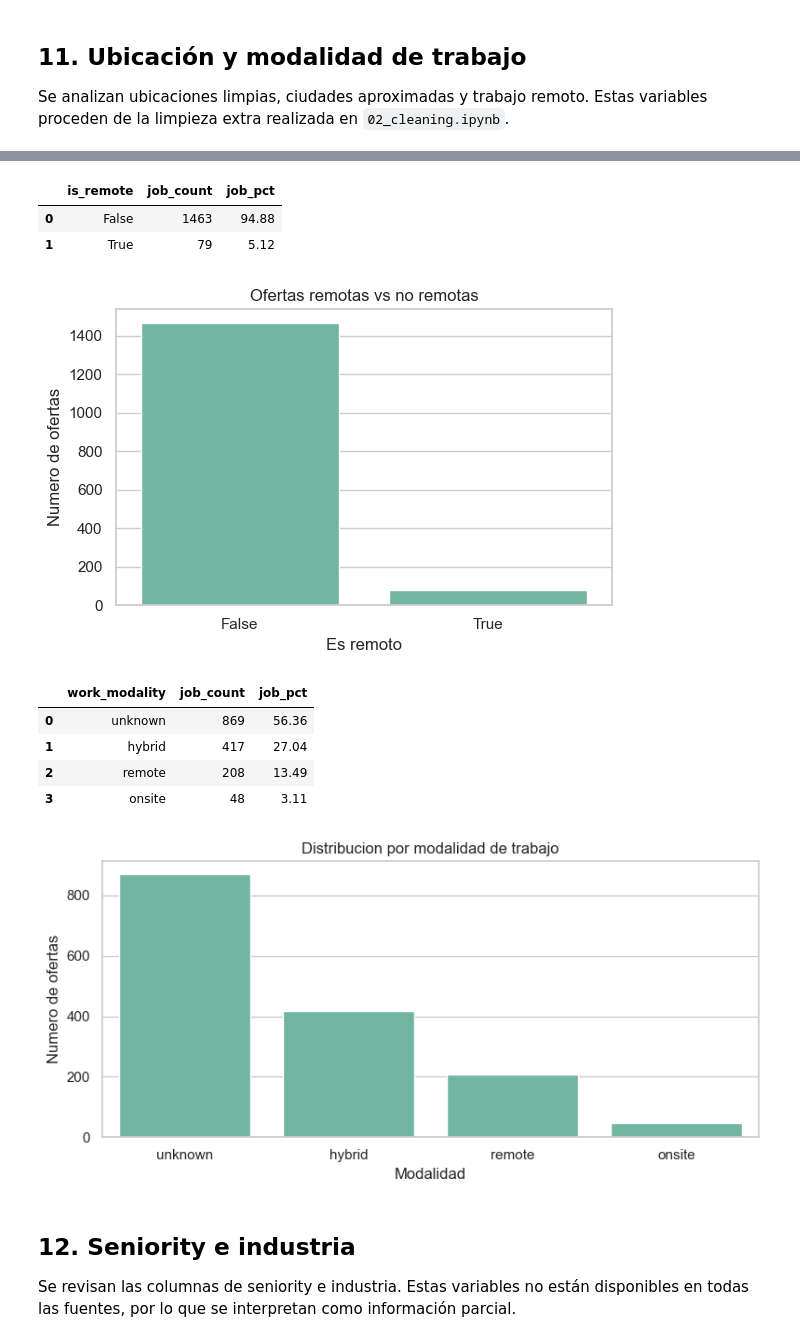
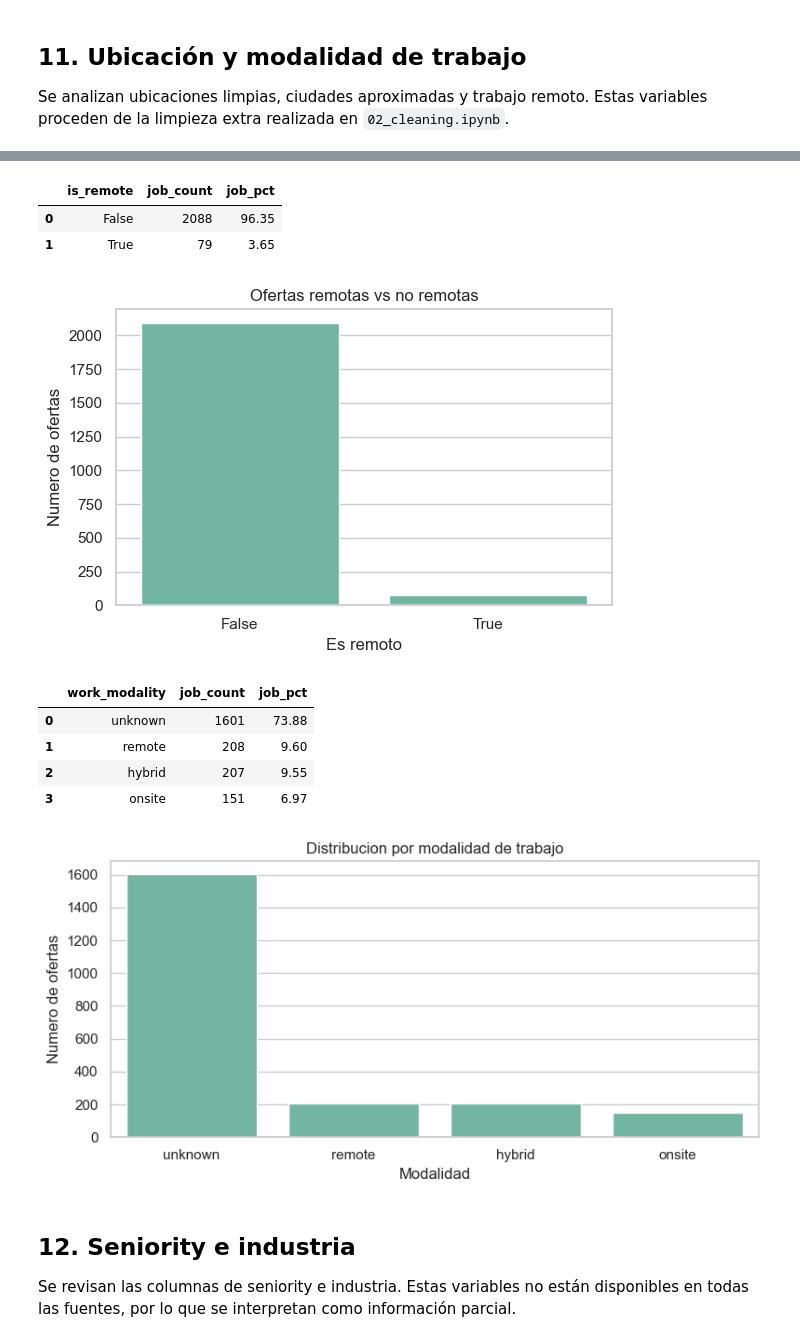
Before and after one commit to Gema-Villanueva/proyecto-eda-roles-datos, a Jupyter notebook: notebooks/03_eda.ipynb, the cells around one changed output, grey strips where cells are left out. Cells and saved outputs as stored; diff of their text form; code cells hidden in the pictures.

```diff
--- a/notebooks/03_eda.ipynb
+++ b/notebooks/03_eda.ipynb
@@ -186,6 +283,10 @@ def normalize_text_value(value):
 
 Antes de analizar patrones, se revisa el tamaño de cada archivo limpio y se comprueba que los nombres de columnas ya están unificados respecto al cleaning.
 # %%
+# Asegurar columnas derivadas de ubicacion antes de revisar estructura / Ensure derived location columns before structure review
+jobs_eda = ensure_location_columns(jobs_eda)
+jobs_all_clean = jobs_eda.copy()
+
 datasets = {
     "jobs_clean": jobs_clean,
     "tecno_jobs_clean": tecno_jobs_clean,
@@ -540,7 +658,11 @@ plot_top_values(jobs_eda, "city_clean", "Top 20 ubicaciones limpias", top_n=20,
 # %%
 # Distribucion de trabajo remoto / Remote-work distribution
+if "is_remote" not in jobs_eda.columns:
+    jobs_eda = ensure_location_columns(jobs_eda)
+
 remote_distribution = (
     jobs_eda["is_remote"]
+    .astype(bool)
     .value_counts(dropna=False)
     .rename_axis("is_remote")
     .reset_index(name="job_count")
@@ -561,9 +683,9 @@ plt.tight_layout()
 plt.show()
 # %% [output]
 |  | is_remote | job_count | job_pct |
-| 0 | False | 1463 | 94.88 |
-| 1 | True | 79 | 5.12 |
+| 0 | False | 2088 | 96.35 |
+| 1 | True | 79 | 3.65 |
-[figure, old version]
+[figure, new version]
 # %%
 def classify_work_modality(row):
     """
@@ -576,46 +698,50 @@ def classify_work_modality(row):
         str(row.get("location_clean", ""))
     ]).lower()
 
-    if row.get("is_remote") is True or "100% remoto" in combined_text or "remote" in combined_text or "remoto" in combined_text:
+    is_remote_value = row.get("is_remote", False)
+    if isinstance(is_remote_value, str):
+        is_remote_value = is_remote_value.strip().lower() in {"true", "1", "yes", "si"}
+
+    if bool(is_remote_value) or "100% remoto" in combined_text or "remote" in combined_text or "remoto" in combined_text:
         return "remote"
-    if "hibrido" in combined_text or "híbrido" in combined_text or "hybrid" in combined_text:
+    if "hibrido" in combined_text or "hybrid" in combined_text:
         return "hybrid"
-    if "presencial" in combined_text or "onsite" in combined_text:
+    if "presencial" in combined_text or "onsite" in combined_text or "on-site" in combined_text:
         return "onsite"
 
     return "unknown"
 
 
 # Clasificar modalidad de trabajo / Classify work modality
 jobs_eda["work_modality"] = jobs_eda.apply(classify_work_modality, axis=1)
 
 work_modality_distribution = (
     jobs_eda["work_modality"]
     .value_counts()
     .rename_axis("work_modality")
     .reset_index(name="job_count")
 )
 
 work_modality_distribution["job_pct"] = (
     work_modality_distribution["job_count"] / work_modality_distribution["job_count"].sum() * 100
 ).round(2)
 
 display(work_modality_distribution)
 
 plt.figure(figsize=(8, 4))
 sns.barplot(data=work_modality_distribution, x="work_modality", y="job_count")
 plt.title("Distribucion por modalidad de trabajo")
 plt.xlabel("Modalidad")
 plt.ylabel("Numero de ofertas")
 plt.tight_layout()
 plt.show()
 # %% [output]
 |  | work_modality | job_count | job_pct |
-| 0 | unknown | 869 | 56.36 |
-| 1 | hybrid | 417 | 27.04 |
-| 2 | remote | 208 | 13.49 |
-| 3 | onsite | 48 | 3.11 |
+| 0 | unknown | 1601 | 73.88 |
+| 1 | remote | 208 | 9.60 |
+| 2 | hybrid | 207 | 9.55 |
+| 3 | onsite | 151 | 6.97 |
-[figure, old version]
+[figure, new version]
 # %% [markdown]
 ## 12. Seniority e industria
 
```
Also changed, not shown: parts of 20 cells of this notebook, 28 other files.
